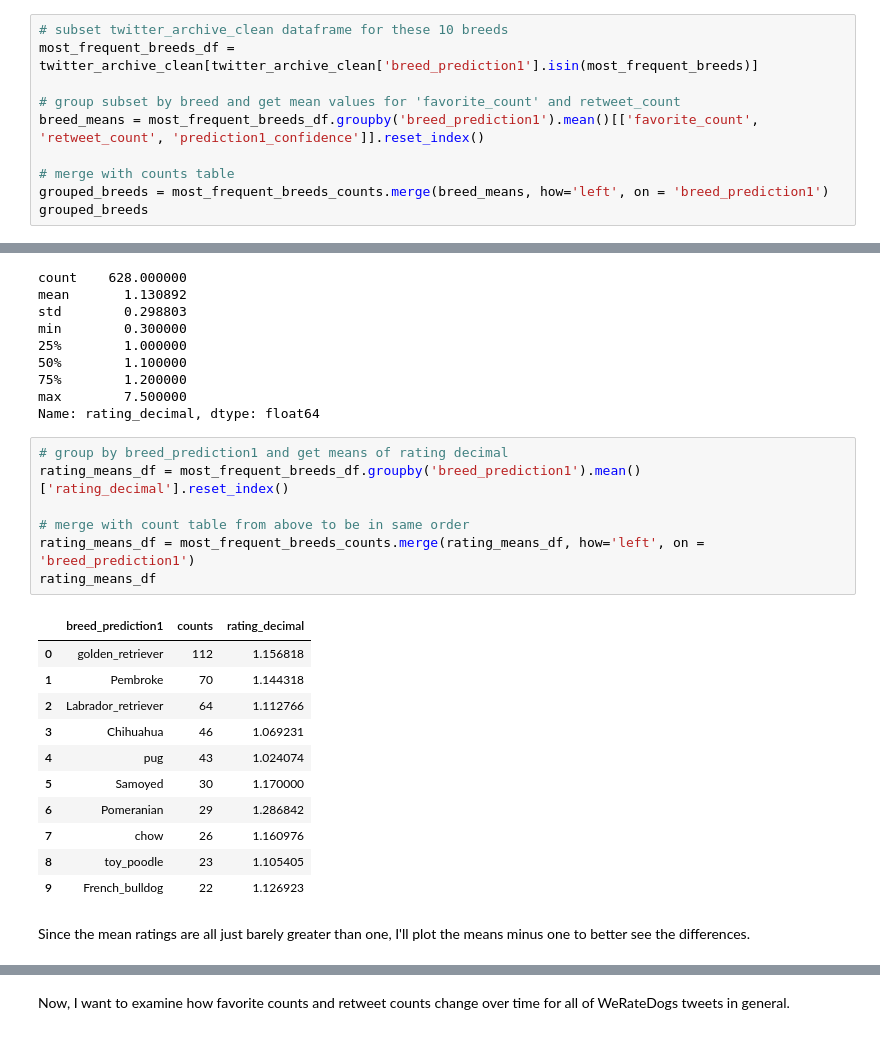
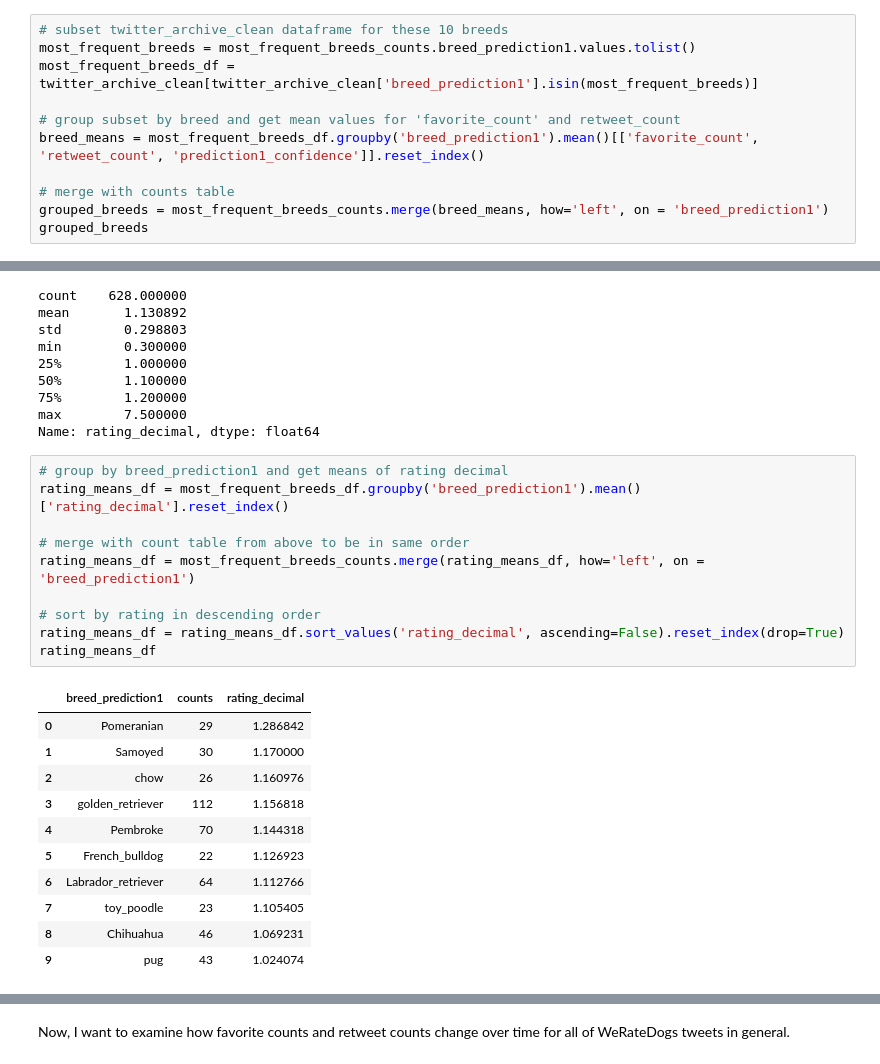
Before and after one commit to cnspatino/WeRateDogs-twitter-analysis, a Jupyter notebook: wrangle_act.ipynb, the cells around one changed output, grey strips where cells are left out. Drawn from its saved outputs; the diff is of its cells as text.

```diff
--- a/wrangle_act.ipynb
+++ b/wrangle_act.ipynb
@@ -1673,6 +1673,7 @@ plt.yticks(size=20);
 This plot visually shows that golden retrievers occur most often in the tweets (based on the first image prediction) followed by Pembrokes and labrador retrievers. Now I can explore how retweet count, favorite count, and rating compare across predicted dog breeds.
 # %%
 # subset twitter_archive_clean dataframe for these 10 breeds
+most_frequent_breeds = most_frequent_breeds_counts.breed_prediction1.values.tolist()
 most_frequent_breeds_df = twitter_archive_clean[twitter_archive_clean['breed_prediction1'].isin(most_frequent_breeds)]
 
 # group subset by breed and get mean values for 'favorite_count' and retweet_count
@@ -1753,21 +1754,22 @@ Name: rating_decimal, dtype: float64
 # %%
 # group by breed_prediction1 and get means of rating decimal
 rating_means_df = most_frequent_breeds_df.groupby('breed_prediction1').mean()['rating_decimal'].reset_index()
 
 # merge with count table from above to be in same order
 rating_means_df = most_frequent_breeds_counts.merge(rating_means_df, how='left', on = 'breed_prediction1')
+
+# sort by rating in descending order
+rating_means_df = rating_means_df.sort_values('rating_decimal', ascending=False).reset_index(drop=True)
 rating_means_df
 # %% [output]
 |  | breed_prediction1 | counts | rating_decimal |
-| 0 | golden_retriever | 112 | 1.156818 |
-| 1 | Pembroke | 70 | 1.144318 |
-| 2 | Labrador_retriever | 64 | 1.112766 |
-| 3 | Chihuahua | 46 | 1.069231 |
-| 4 | pug | 43 | 1.024074 |
-| 5 | Samoyed | 30 | 1.170000 |
-| 6 | Pomeranian | 29 | 1.286842 |
-| 7 | chow | 26 | 1.160976 |
-| 8 | toy_poodle | 23 | 1.105405 |
-| 9 | French_bulldog | 22 | 1.126923 |
+| 0 | Pomeranian | 29 | 1.286842 |
+| 1 | Samoyed | 30 | 1.170000 |
+| 2 | chow | 26 | 1.160976 |
+| 3 | golden_retriever | 112 | 1.156818 |
+| 4 | Pembroke | 70 | 1.144318 |
+| 5 | French_bulldog | 22 | 1.126923 |
+| 6 | Labrador_retriever | 64 | 1.112766 |
+| 7 | toy_poodle | 23 | 1.105405 |
+| 8 | Chihuahua | 46 | 1.069231 |
+| 9 | pug | 43 | 1.024074 |
-# %% [markdown]
-Since the mean ratings are all just barely greater than one, I'll plot the means minus one to better see the differences.
```
Also changed, not shown: parts of 7 cells of this notebook.
